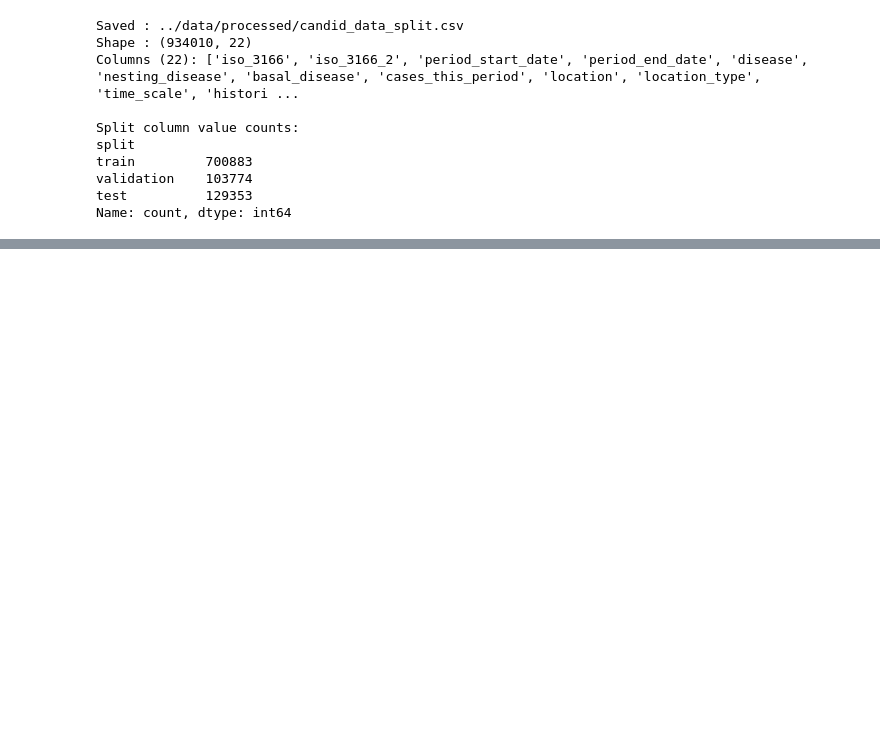
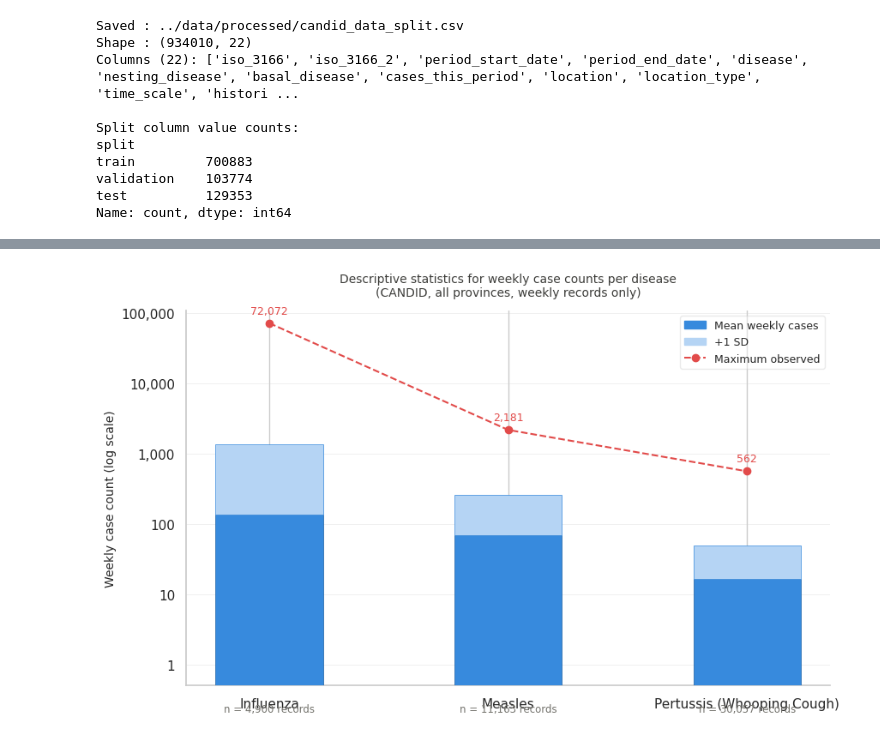
Before and after one commit to payalpt/AAI-590-capstone-canadian-health, a Jupyter notebook: notebooks/01_data_ingestion_and_eda.ipynb, the cells around one changed output, grey strips where cells are left out. Drawn from its saved outputs; the diff is of its cells as text; code cells hidden in the pictures; blank space fills up the shorter version.

Commit message:
Update 01_data_ingestion_and_eda.ipynb
Added sec 13 to 17 to notebook. May have to revise output path like previously when running

Dean - tag, you're it

```diff
--- a/notebooks/01_data_ingestion_and_eda.ipynb
+++ b/notebooks/01_data_ingestion_and_eda.ipynb
@@ -742,0 +1002,18 @@ Name: count, dtype: int64
+# %%
+# Look at the records for the same province and disease
+sorted_model_df = model_df.sort_values(["iso_3166_2", "disease", "period_start_date"])
+
+for _, row in missing_cases.head(5).iterrows():
+    mask = (
+        (sorted_model_df["iso_3166_2"] == row["iso_3166_2"]) &
+        (sorted_model_df["disease"] == row["disease"])
+    )
+
+    display(
+        sorted_model_df.loc[mask, [
+            "iso_3166_2",
+            "disease",
+            "period_start_date",
+            "cases_this_period"
+        ]].head(15)
+    )
@@ -742,0 +1142,81 @@ Name: count, dtype: int64
+# %%
+import matplotlib.pyplot as plt
+import matplotlib.patches as mpatches
+import numpy as np
+
+# ── Data ──────────────────────────────────────────────────────────────────────
+desc = (
+    focus_weekly.groupby("disease")["cases_this_period"]
+    .describe()
+    .rename(index=disease_labels)
+)
+
+diseases_plot = ["Influenza", "Measles", "Pertussis (Whooping Cough)"]
+means  = [desc.loc[d, "mean"]  for d in diseases_plot]
+stds   = [desc.loc[d, "std"]   for d in diseases_plot]
+maxes  = [desc.loc[d, "max"]   for d in diseases_plot]
+counts = [int(desc.loc[d, "count"]) for d in diseases_plot]
+
+x      = np.arange(len(diseases_plot))
+width  = 0.45
+colors = {"bar": "#378ADD", "sd": "#B5D4F4", "max": "#E24B4A"}
+
+# ── Plot ──────────────────────────────────────────────────────────────────────
+fig, ax = plt.subplots(figsize=(9, 5.5))
+
+# Mean bars
+bars = ax.bar(x, means, width, color=colors["bar"],
+              edgecolor="#185FA5", linewidth=0.5, label="Mean weekly cases", zorder=3)
+
+# +1 SD bars stacked on top
+ax.bar(x, stds, width, bottom=means, color=colors["sd"],
+       edgecolor="#378ADD", linewidth=0.5, label="+1 SD", zorder=3)
+
+# Max as dashed line with markers
+ax.plot(x, maxes, color=colors["max"], linewidth=1.5,
+        linestyle="--", marker="o", markersize=6,
+        label="Maximum observed", zorder=4)
+
+# Annotate maxima
+for xi, mx in zip(x, maxes):
+    ax.annotate(f"{int(mx):,}", xy=(xi, mx), xytext=(0, 8),
+                textcoords="offset points", ha="center",
+                fontsize=9, color=colors["max"])
+
+# Annotate record counts below x-axis labels
+for xi, n in zip(x, counts):
+    ax.annotate(f"n = {n:,} records", xy=(xi, -0.07), xycoords=("data", "axes fraction"),
+                ha="center", fontsize=8.5, color="#73726c")
+
+ax.set_yscale("log")
+ax.set_xticks(x)
+ax.set_xticklabels(diseases_plot, fontsize=11)
+ax.set_ylabel("Weekly case count (log scale)", fontsize=10)
+ax.set_ylim(bottom=0.5)
+ax.yaxis.set_major_formatter(plt.FuncFormatter(lambda v, _: f"{int(v):,}"))
+ax.grid(axis="y", linewidth=0.4, alpha=0.5, zorder=0)
+ax.set_axisbelow(True)
+ax.spines[["top", "right"]].set_visible(False)
+
+legend_patches = [
+    mpatches.Patch(color=colors["bar"], label="Mean weekly cases"),
+    mpatches.Patch(color=colors["sd"],  label="+1 SD"),
+    plt.Line2D([0], [0], color=colors["max"], linewidth=1.5,
+               linestyle="--", marker="o", markersize=6, label="Maximum observed"),
+]
+ax.legend(handles=legend_patches, fontsize=9, framealpha=0.4, loc="upper right")
+
+plt.title(
+    "Descriptive statistics for weekly case counts per disease\n"
+    "(CANDID, all provinces, weekly records only)",
+    fontsize=10, pad=12, color="#3d3d3a"
+)
+plt.tight_layout()
+plt.savefig(
+    os.path.join(REPO_DIR, "reports", "figures", "fig2_1_descriptive_stats.png"),
+    dpi=150, bbox_inches="tight"
+)
+plt.show()
+print("Saved: fig2_1_descriptive_stats.png")
+# %% [output]
+[figure, added]
```
Also changed, not shown: parts of 54 cells of this notebook.
